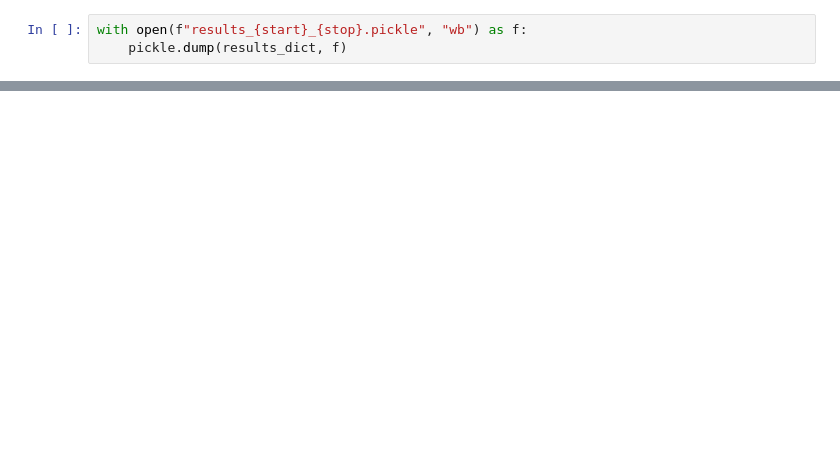
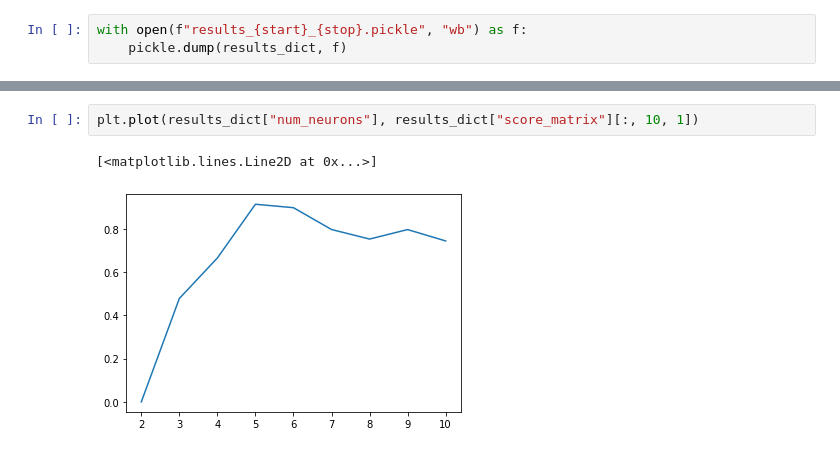
Before and after one commit to kuffmode/msa, a Jupyter notebook: docs/examples/mnist_torch.ipynb, the cells around one changed output, grey strips where cells are left out. Saved outputs shown, nothing was run; the diff lists cells and outputs as text; blank space fills up the shorter version.

```diff
--- a/docs/examples/mnist_torch.ipynb
+++ b/docs/examples/mnist_torch.ipynb
@@ -285,0 +293,5 @@ with open(f"results_{start}_{stop}.pickle", "wb") as f:
+# %%
+plt.plot(results_dict["num_neurons"], results_dict["score_matrix"][:, 10, 1])
+# %% [output]
+[<matplotlib.lines.Line2D at 0x...>]
+[figure, added]
```
Also changed, not shown: parts of 4 cells of this notebook.
